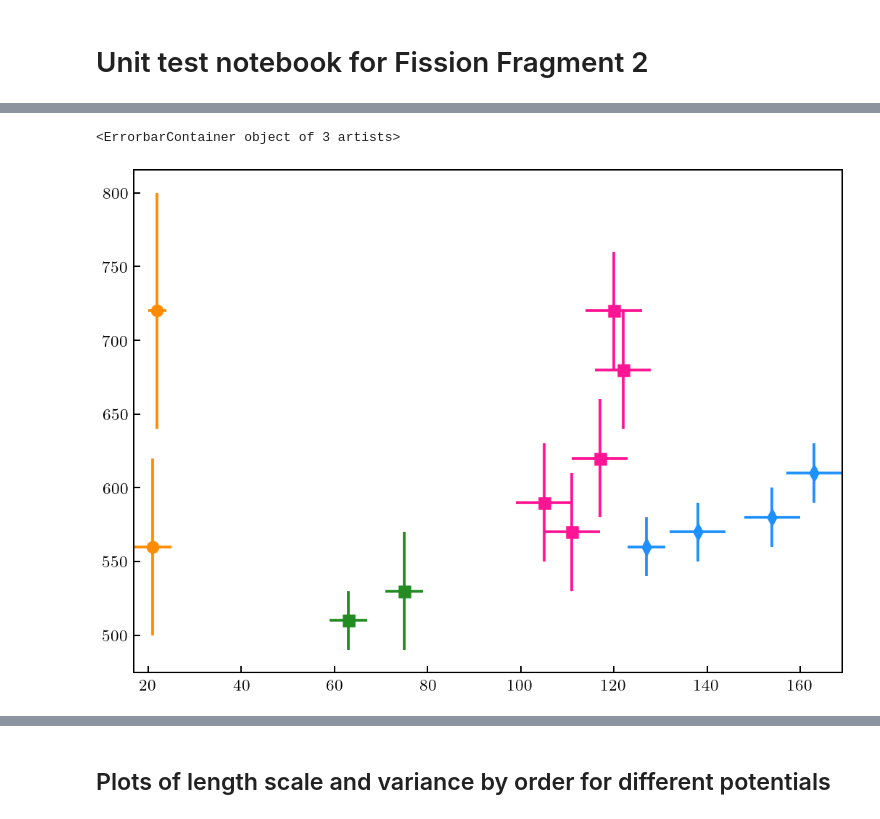
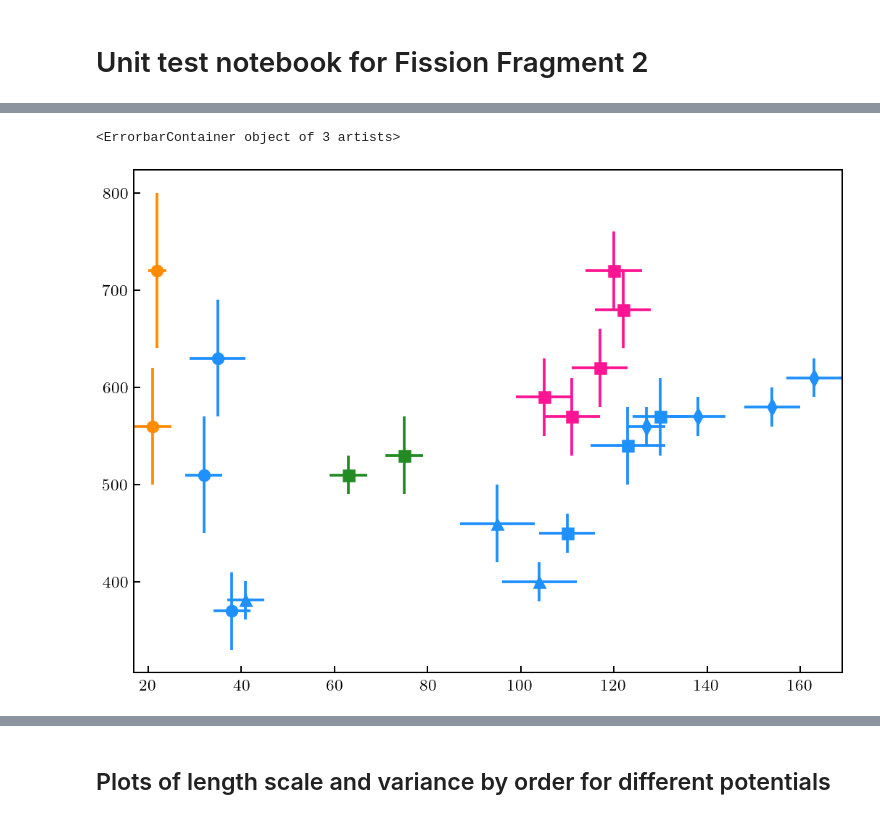
Before and after one commit to buqeye/modern_nn_potentials, a Jupyter notebook: notebooks/paper_figures_2.ipynb, the cells around one changed output, grey strips where cells are left out. Drawn from its saved outputs; the diff is of its cells as text; code cells hidden in the pictures.

```diff
--- a/notebooks/paper_figures_2.ipynb
+++ b/notebooks/paper_figures_2.ipynb
@@ -78,22 +79,43 @@ mpl.rc(
 # %%
 from sklearn.linear_model import LinearRegression
 
-# means and standard deviations for N4LO+
+# means and standard deviations for SMS to N4LO+
 Lambdab_sms_n4lop_pts = np.array([560, 570, 580, 610])
 Lambdab_sms_n4lop_stddev = np.array([10, 10, 10, 10])
 meff_sms_n4lop_pts = np.array([127, 138, 154, 163])
 meff_sms_n4lop_stddev = np.array([2, 3, 3, 3])
 
+# means and standard deviations for SMS to N4LO
+Lambdab_sms_n4lo_pts = np.array([450, 570, 540, ])
+Lambdab_sms_n4lo_stddev = np.array([10, 20, 20, ])
+meff_sms_n4lo_pts = np.array([110, 130, 123, ])
+meff_sms_n4lo_stddev = np.array([3, 3, 4, ])
+
+# means and standard deviations for SMS to N3LO
+Lambdab_sms_n3lo_pts = np.array([381, 460, 400, ])
+Lambdab_sms_n3lo_stddev = np.array([10, 20, 10, ])
+meff_sms_n3lo_pts = np.array([41, 95, 104, ])
+meff_sms_n3lo_stddev = np.array([2, 4, 4, ])
+
+# means and standard deviations for SMS to N2LO
+Lambdab_sms_n2lo_pts = np.array([370, 510, 630, ])
+Lambdab_sms_n2lo_stddev = np.array([20, 30, 30, ])
+meff_sms_n2lo_pts = np.array([38, 32, 35, ])
+meff_sms_n2lo_stddev = np.array([2, 2, 3, ])
+
+# means and standard deviations for SCS to N4LO
 Lambdab_scs_n4lo_pts = np.array([590, 720, 680, 620, 570])
 Lambdab_scs_n4lo_stddev = np.array([20, 20, 20, 20, 20])
 meff_scs_n4lo_pts = np.array([105, 120, 122, 117, 111])
 meff_scs_n4lo_stddev = np.array([3, 3, 3, 3, 3])
 
+# means and standard deviations for GT+ to N2LO
 Lambdab_gt_n2lo_pts = np.array([560, 720])
 Lambdab_gt_n2lo_stddev = np.array([30, 40])
 meff_gt_n2lo_pts = np.array([21, 22])
 meff_gt_n2lo_stddev = np.array([2, 1])
 
+# means and standard deviations for EMN to N4LO
 Lambdab_emn_n4lo_pts = np.array([530, 510])
 Lambdab_emn_n4lo_stddev = np.array([20, 10])
 meff_emn_n4lo_pts = np.array([75, 63])
@@ -114,28 +136,42 @@ meff_emn_n4lo_stddev = np.array([2, 2])
 # %%
 fig_fit, ax_fit = plt.subplots(figsize=(7,5))
 
 # scatter-plots the means and 95% (2 sigma) confidence intervals for the N4LO+ Q posterior pdfs
 ax_fit.errorbar(meff_sms_n4lop_pts, Lambdab_sms_n4lop_pts,
                 xerr = 2 * meff_sms_n4lop_stddev, yerr = 2 * Lambdab_sms_n4lop_stddev,
                 color = 'dodgerblue', label = r'SMS (N$^{4}$LO+)', fmt = 'd')
+ax_fit.errorbar(meff_sms_n4lo_pts, Lambdab_sms_n4lo_pts,
+                xerr = 2 * meff_sms_n4lo_stddev, yerr = 2 * Lambdab_sms_n4lo_stddev,
+                color = 'dodgerblue', label = r'SMS (N$^{4}$LO)', fmt = 's')
+ax_fit.errorbar(meff_sms_n3lo_pts, Lambdab_sms_n3lo_pts,
+                xerr = 2 * meff_sms_n3lo_stddev, yerr = 2 * Lambdab_sms_n3lo_stddev,
+                color = 'dodgerblue', label = r'SMS (N$^{3}$LO)', fmt = '^')
+ax_fit.errorbar(meff_sms_n2lo_pts, Lambdab_sms_n2lo_pts,
+                xerr = 2 * meff_sms_n2lo_stddev, yerr = 2 * Lambdab_sms_n2lo_stddev,
+                color = 'dodgerblue', label = r'SMS (N$^{2}$LO)', fmt = 'o')
+
 ax_fit.errorbar(meff_scs_n4lo_pts, Lambdab_scs_n4lo_pts,
                 xerr = 2 * meff_scs_n4lo_stddev, yerr = 2 * Lambdab_scs_n4lo_stddev,
                 color = 'deeppink', label = r'SCS (N$^{4}$LO)', fmt = 's')
+
 ax_fit.errorbar(meff_gt_n2lo_pts, Lambdab_gt_n2lo_pts,
                 xerr = 2 * meff_gt_n2lo_stddev, yerr = 2 * Lambdab_gt_n2lo_stddev,
                 color = 'darkorange', label = r'GT+ (N$^{2}$LO)', fmt = 'o')
+
 ax_fit.errorbar(meff_emn_n4lo_pts, Lambdab_emn_n4lo_pts,
                 xerr = 2 * meff_emn_n4lo_stddev, yerr = 2 * Lambdab_emn_n4lo_stddev,
                 color = 'forestgreen', label = r'EMN (N$^{4}$LO)', fmt = 's')
+
 # ax_fit.errorbar(meff_norfolk_n2lo_pts, Lambdab_norfolk_n2lo_pts,
 #                 xerr = 2 * meff_norfolk_n2lo_stddev, yerr = 2 * Lambdab_norfolk_n2lo_stddev,
 #                 color = 'darkviolet', label = r'Norfolk (N$^{2}$LO)', fmt = 'o')
+
 # ax_fit.errorbar(meff_go_n2lo_pts, Lambdab_go_n2lo_pts,
 #                 xerr = 2 * meff_go_n2lo_stddev, yerr = 2 * Lambdab_go_n2lo_stddev,
 #                 color = 'gold', label = r'GO (N$^{2}$LO)', fmt = 'o')
 # %% [output]
 <ErrorbarContainer object of 3 artists>
-[figure, old version]
+[figure, new version]
 # %%
 %matplotlib inline
 
```
Also changed, not shown: parts of 25 cells of this notebook, 26 other files.
